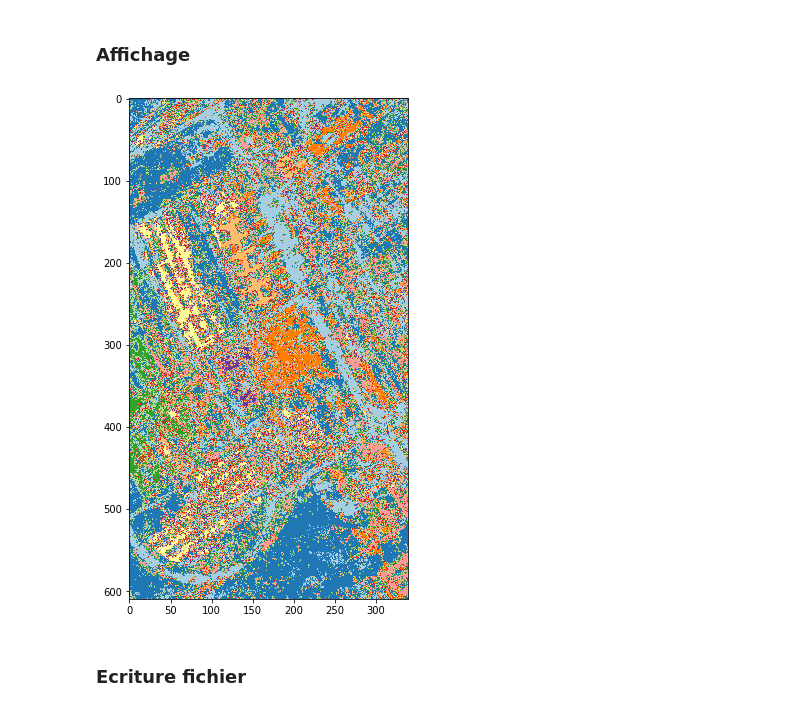
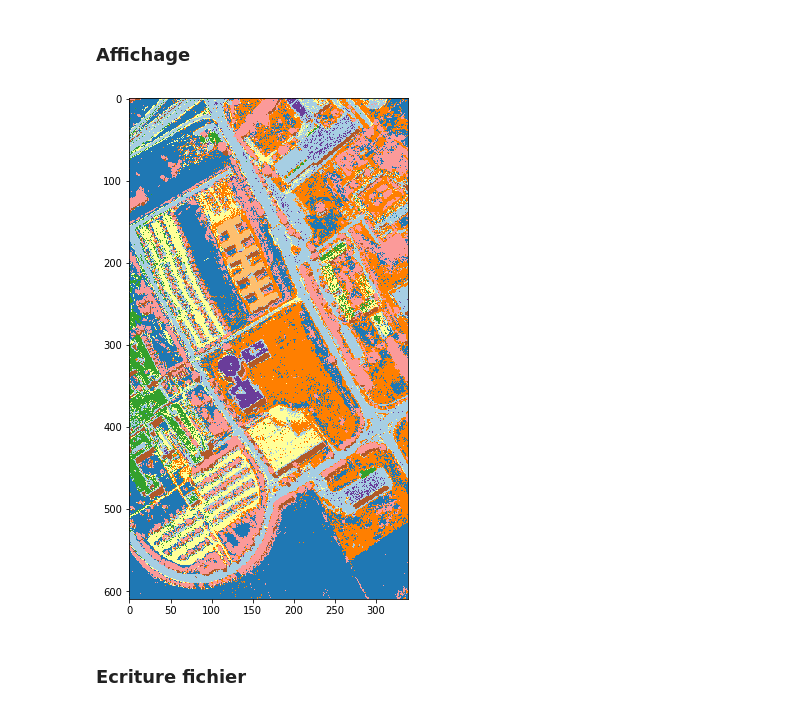
Before and after one commit to LordRayd/Master2, a Jupyter notebook: Apprentissage_Profond_Renforcement/TP3/pavia.ipynb, the cells around one changed output. Drawn from its saved outputs; the diff is of its cells as text; code cells hidden in the pictures.

```diff
--- a/Apprentissage_Profond_Renforcement/TP3/pavia.ipynb
+++ b/Apprentissage_Profond_Renforcement/TP3/pavia.ipynb
@@ -57,7 +57,7 @@ L'objectif est que vous obteniez la classe de tous les autres pixels en utilisan
 # %% [markdown]
 En plus du notebook contenant votre code, vous me remettrez un fichier dont la structure est équivalente à celle de 'train_set.npy', contenant une des 9 neufs classes numérotées de 1 à 9 **pour chaque pixel**  (un espace de rendu sera disponible dans l'ENT).
 # %%
-X_train,X_test,Y_train,Y_test = train_test_split(pavia,pavia_vt,test_size=0.10)
+X_train,X_test,Y_train,Y_test = train_test_split(pavia,pavia_vt,test_size=0.15)
 # %%
 print(X_test.shape)
 print(X_train.shape)
@@ -83,24 +83,24 @@ y_test_trie = keras.utils.to_categorical([Y_test[i[0]][i[1]] for i in tab2])
 ### Model
 # %%
 N = x_train_trie.shape[1]
-H = 130 # couche cachee
+H = 100 # couche cachee
 K = 10 #couche sortie
 
 model = Sequential()
-#model.add(Flatten())
 model.add(Dense(H, input_dim=N))
 model.add(Activation("relu"))
-model.add(Dense(300))
-model.add(Activation("tanh"))
 model.add(Dense(100))
-model.add(Activation("relu"))
-model.add(Dense(300))
-model.add(Activation("tanh"))
+model.add(Activation("swish"))
+model.add(Dense(100))
+model.add(Activation("swish"))
+model.add(Dense(100))
+model.add(Activation("swish"))
 model.add(Dense(K))
 model.add(Activation("softmax"))
 # %% [markdown]
 ### Entrainement
 # %%
-model.compile(optimizer=optimizers.Adadelta(learning_rate=0.1,  rho=0.99), loss='categorical_crossentropy', metrics=['accuracy'])
-model.fit(x_train_trie, y_train_trie, epochs=100, batch_size=256) # batch_size nb sample qu'on passe
+model.compile(optimizer=optimizers.Adam(learning_rate=0.0001), loss='categorical_crossentropy', metrics=['accuracy'])
+model.fit(x_train_trie, y_train_trie, epochs=200, batch_size=32) # batch_size nb sample qu'on passe
+model.fit(x_train_trie, y_train_trie, epochs=500, batch_size=500) # batch_size nb sample qu'on passe
 # %% [output]
@@ -150,10 +150,10 @@ WARNING:tensorflow:Model was constructed with shape (None, 103) for input Tensor
 ### Affichage
 # %%
 pl.figure(figsize=(5,10))
-pl.imshow(tab,cmap='Paired')
+pl.imshow(tab,cmap='Paired', interpolation='nearest')
 pl.show()
 # %% [output]
-[figure, old version]
+[figure, new version]
 # %% [markdown]
 ### Ecriture fichier
 # %%
```
Also changed, not shown: parts of 5 cells of this notebook, 1 other file.
